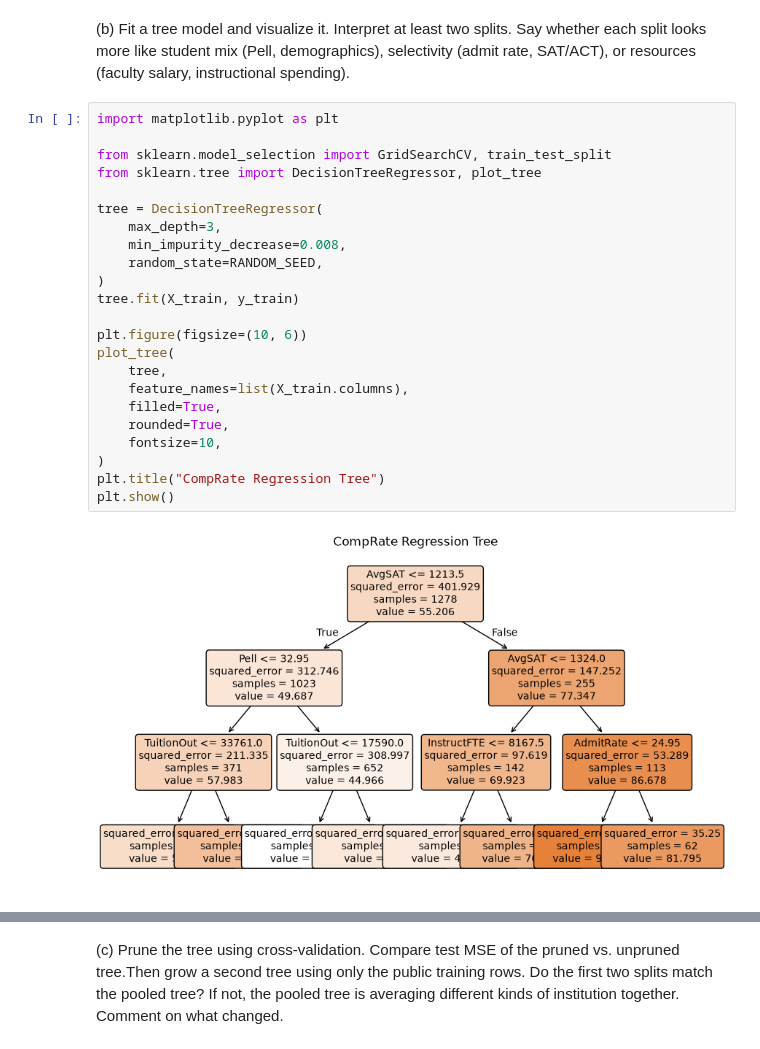
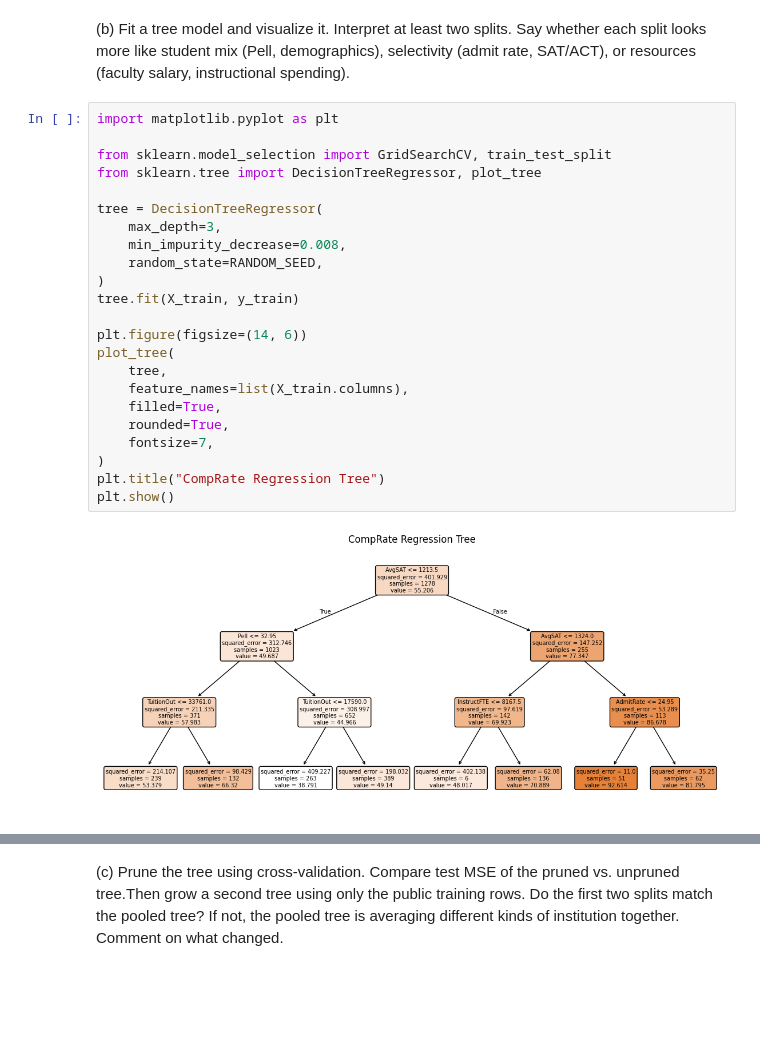
Before and after one commit to uiuc-msynowiec/cs598_psl, a Jupyter notebook: CodingAssignments/CA3/CS598_PSL_CA_3.ipynb, the cells around one changed output, grey strips where cells are left out. Drawn from its saved outputs; the diff is of its cells as text; blank space fills up the shorter version.

```diff
--- a/CodingAssignments/CA3/CS598_PSL_CA_3.ipynb
+++ b/CodingAssignments/CA3/CS598_PSL_CA_3.ipynb
@@ -194,25 +194,25 @@ Index(['Control', 'Region', 'Locale'], dtype='str')
 # %%
 import matplotlib.pyplot as plt
 
 from sklearn.model_selection import GridSearchCV, train_test_split
 from sklearn.tree import DecisionTreeRegressor, plot_tree
 
 tree = DecisionTreeRegressor(
     max_depth=3,
     min_impurity_decrease=0.008,
     random_state=RANDOM_SEED,
 )
 tree.fit(X_train, y_train)
 
-plt.figure(figsize=(10, 6))
+plt.figure(figsize=(14, 6))
 plot_tree(
     tree,
     feature_names=list(X_train.columns),
     filled=True,
     rounded=True,
-    fontsize=10,
+    fontsize=7,
 )
 plt.title("CompRate Regression Tree")
 plt.show()
 # %% [output]
-[figure, old version]
+[figure, new version]
```
Also changed, not shown: parts of 4 cells of this notebook.
